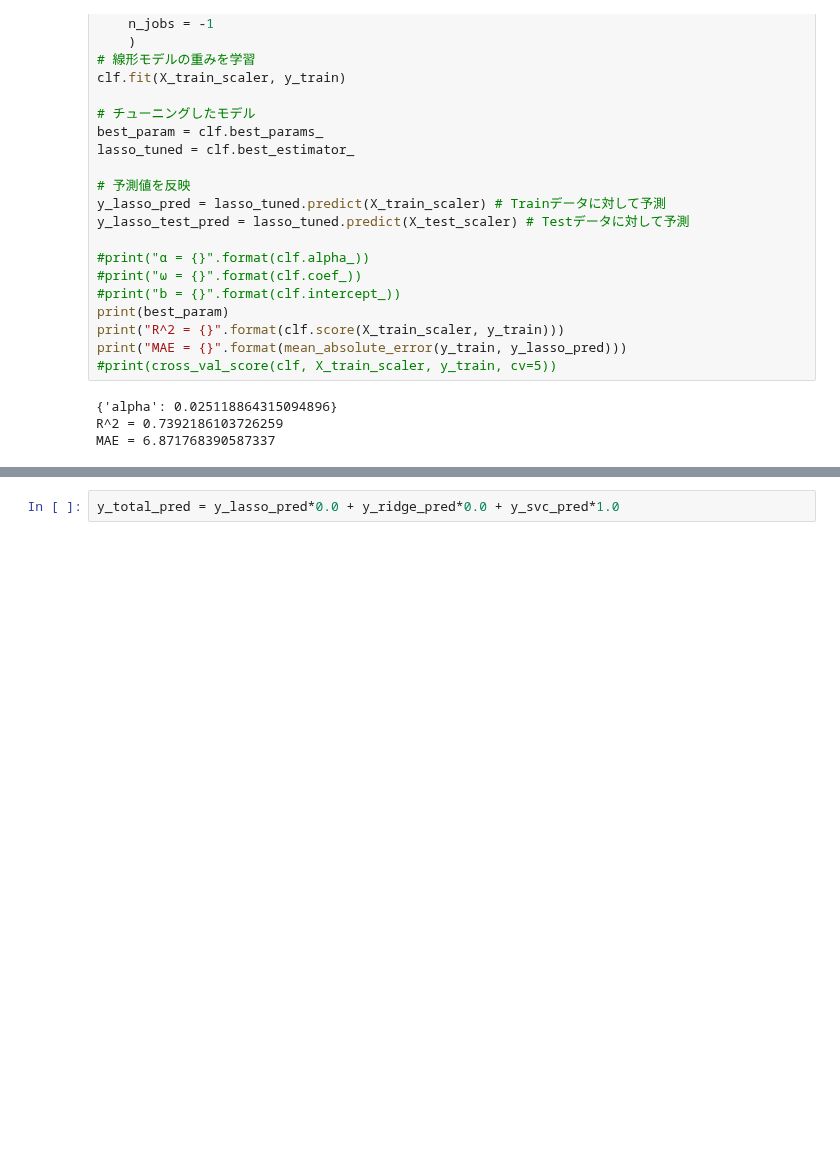
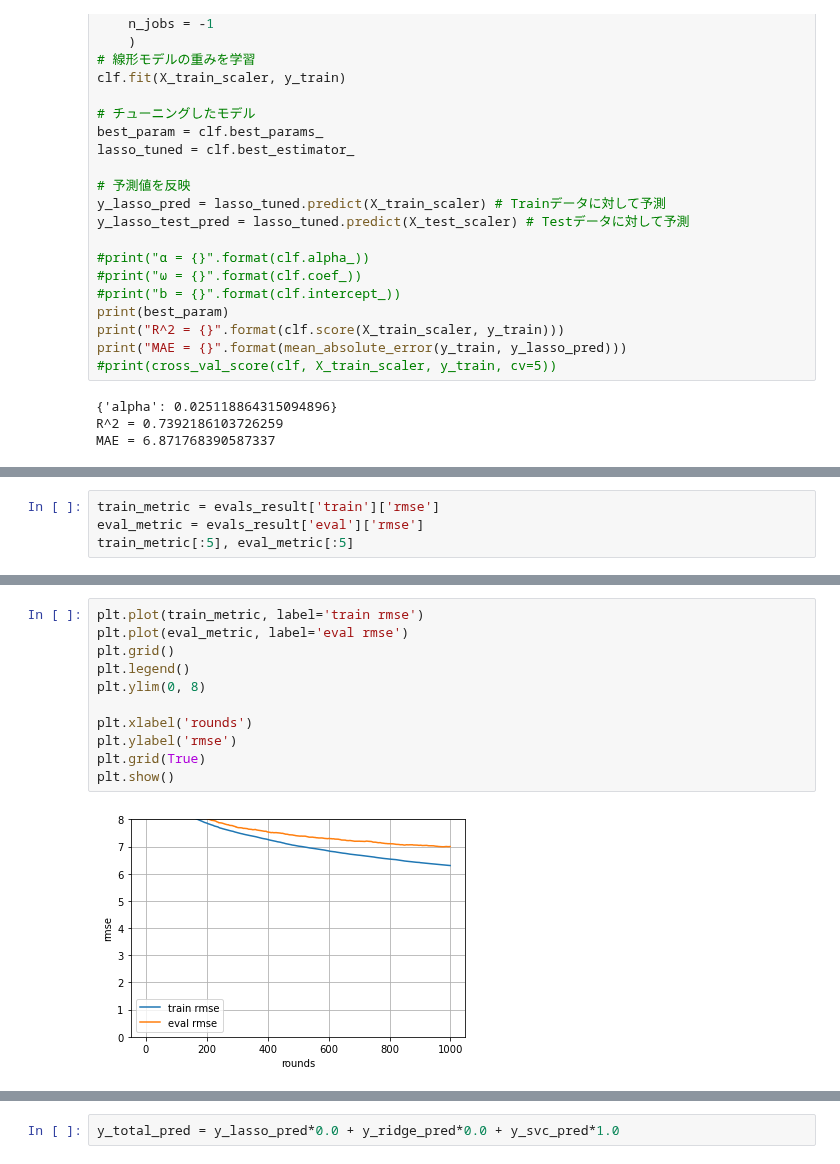
Before and after one commit to RooibosGood/signate, a Jupyter notebook: AppleHikkoshi/applehikkoshi.ipynb, the cells around one changed output, grey strips where cells are left out. Saved outputs shown, nothing was run; the diff lists cells and outputs as text; blank space fills up the shorter version.

```diff
--- a/AppleHikkoshi/applehikkoshi.ipynb
+++ b/AppleHikkoshi/applehikkoshi.ipynb
@@ -295,0 +444,4 @@ X_test_scaler  = scaler.transform(X_test)
+# %%
+train_metric = evals_result['train']['rmse']
+eval_metric = evals_result['eval']['rmse']
+train_metric[:5], eval_metric[:5]
@@ -295,0 +459,13 @@ X_test_scaler  = scaler.transform(X_test)
+# %%
+plt.plot(train_metric, label='train rmse')
+plt.plot(eval_metric, label='eval rmse')
+plt.grid()
+plt.legend()
+plt.ylim(0, 8)
+
+plt.xlabel('rounds')
+plt.ylabel('rmse')
+plt.grid(True)
+plt.show()
+# %% [output]
+[figure, added]
```
Also changed, not shown: parts of 11 cells of this notebook.
